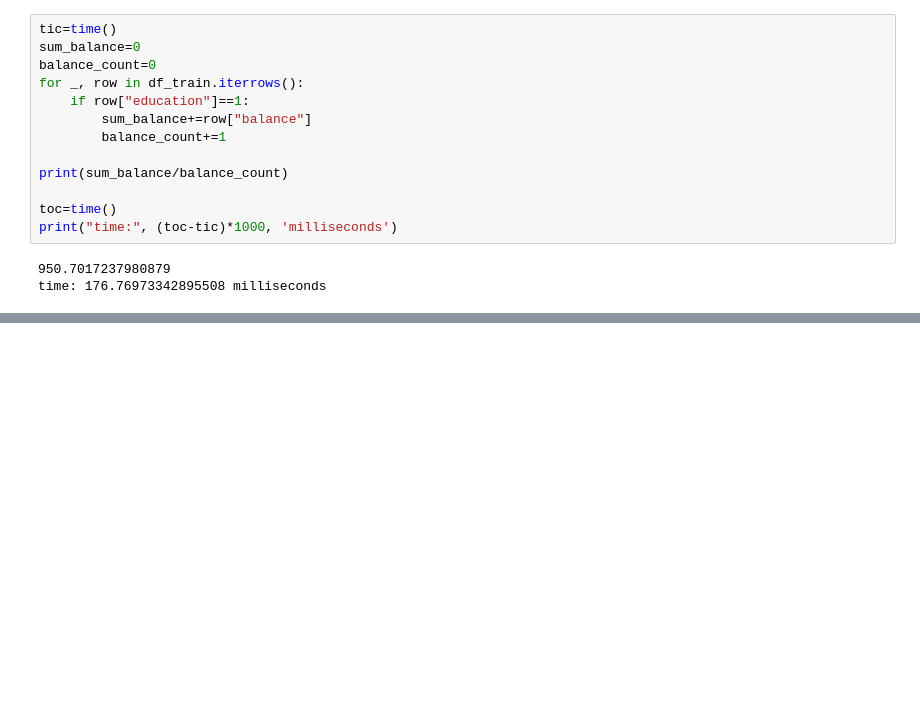
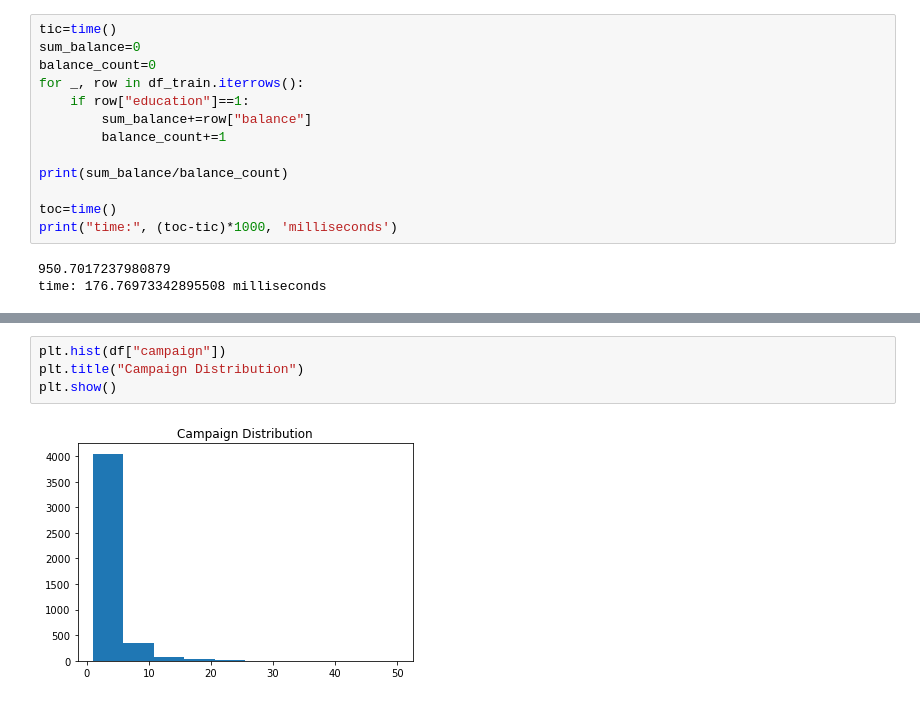
Before and after one commit to daniyalmaroufi/AI_Course, a Jupyter notebook: CA0/CA0.ipynb, the cells around one changed output, grey strips where cells are left out. Cells and saved outputs as stored; diff of their text form; blank space fills up the shorter version.

```diff
--- a/CA0/CA0.ipynb
+++ b/CA0/CA0.ipynb
@@ -312,0 +331,6 @@ Without vectorization, the computation takes 176.8 milliseconds, which is 74 tim
+# %%
+plt.hist(df["campaign"])
+plt.title("Campaign Distribution")
+plt.show()
+# %% [output]
+[figure, added]
```
Also changed, not shown: parts of 14 cells of this notebook.
